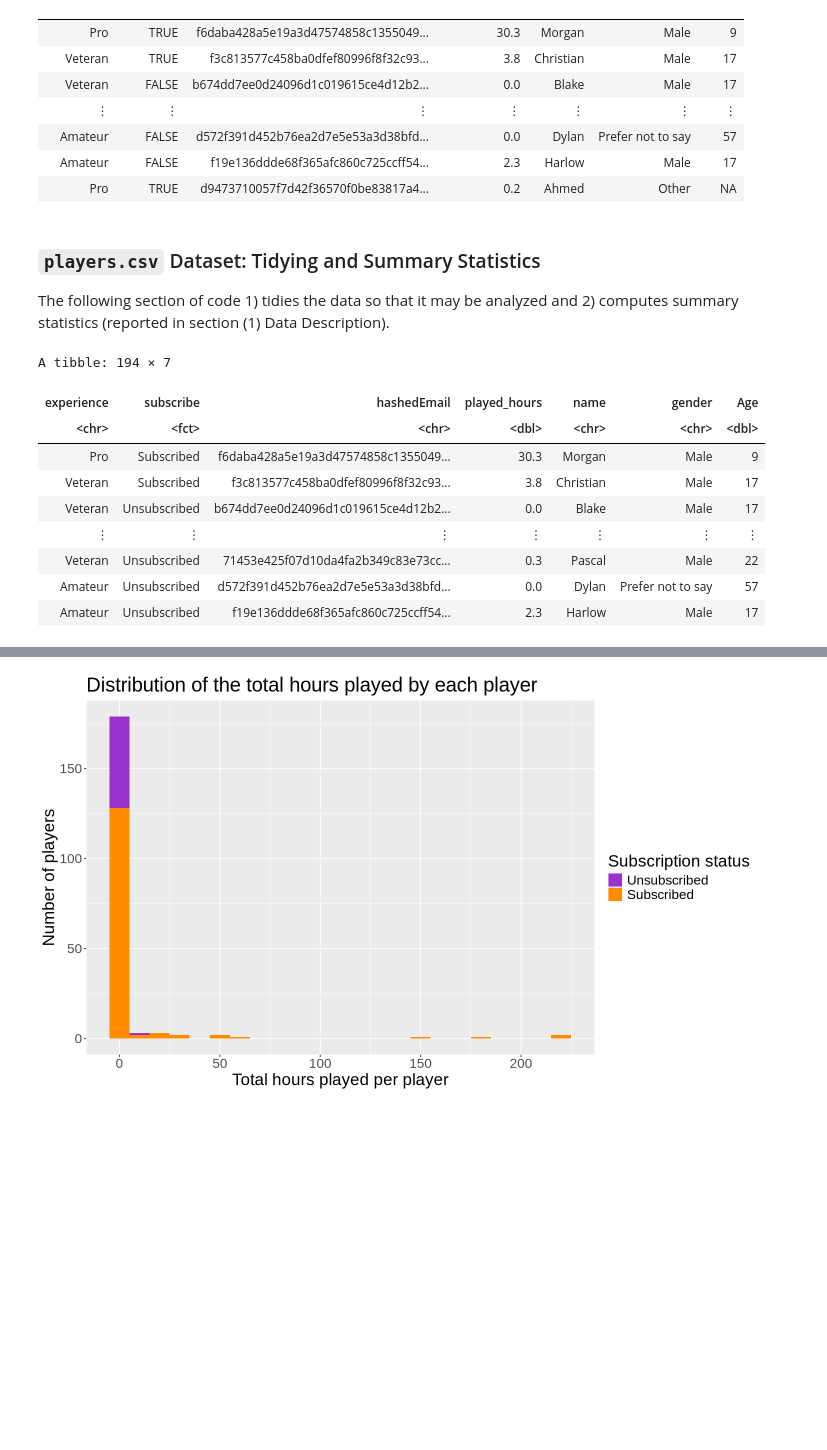
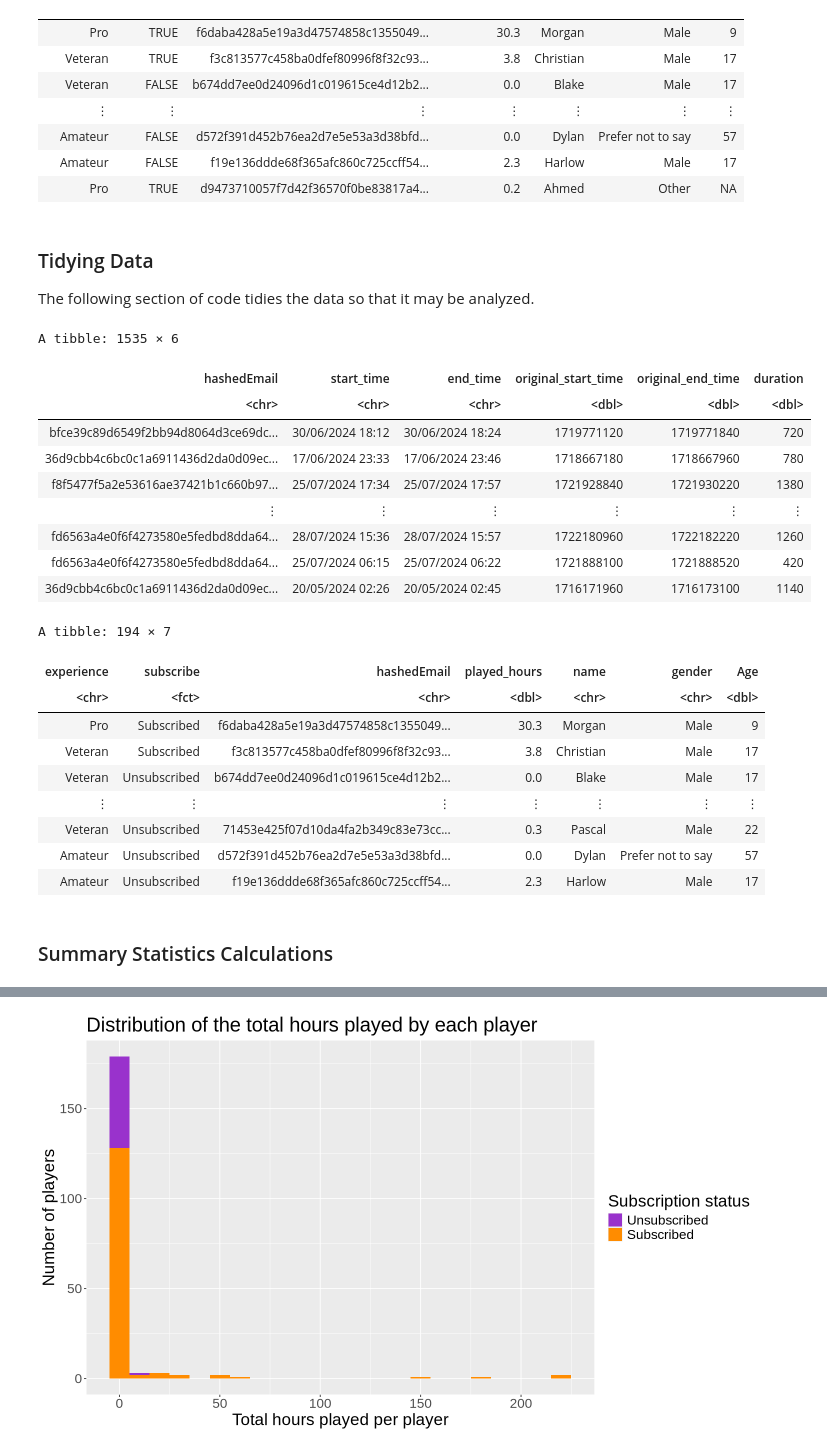
Before and after one commit to katelynteng/project_planning, a Jupyter notebook: project_planning.ipynb, the cells around one changed output, grey strips where cells are left out. Drawn from its saved outputs; the diff is of its cells as text; code cells hidden in the pictures; blank space fills up the shorter version.

```diff
--- a/project_planning.ipynb
+++ b/project_planning.ipynb
@@ -142,27 +148,50 @@ A spec_tbl_df: 196 × 7
 | Amateur | FALSE | f19e136ddde68f365afc860c725ccff54... | 2.3 | Harlow | Male | 17 |
 | Pro | TRUE | d9473710057f7d42f36570f0be83817a4... | 0.2 | Ahmed | Other | NA |
 # %% [markdown]
-### `players.csv` Dataset: Tidying and Summary Statistics
+### Tidying Data
 
-The following section of code 1) tidies the data so that it may be analyzed and 2) computes summary statistics (reported in section (1) Data Description).
+The following section of code tidies the data so that it may be analyzed.
 # %%
-#Tidying data: Removing rows with NA in order to analyze the data, and changing qualitative data to factor type
+#Tidying data and removing rows with NA in order to analyze the data
+
+#Obtaining UNIX time in seconds
+sessions_data <- sessions_data |>
+    mutate(original_end_time = as.numeric(as.POSIXct(end_time, format = "%d/%m/%Y %H:%M")),
+           original_start_time = as.numeric(as.POSIXct(start_time, format = "%d/%m/%Y %H:%M")))
+
+#Calculating mean session duration
+sessions_duration <- sessions_data |>
+    mutate(duration = original_end_time - original_start_time)
+sessions_duration
+
+#players dataset
 #FALSE and TRUE values were changed to Unsubscribed and Subscribed to make the data more understandable
-
 players_data <- players_data |>
                 filter(!is.na(Age), !is.na(played_hours), !is.na(subscribe)) |>
                 mutate(subscribe = as.factor(subscribe),
                        subscribe = recode(subscribe, "FALSE" = "Unsubscribed", "TRUE" = "Subscribed"))
 players_data
 # %% [output]
-A tibble: 194 × 7
+A tibble: 1535 × 6
-| experience | subscribe | hashedEmail | played_hours | name | gender | Age |
-| <chr> | <fct> | <chr> | <dbl> | <chr> | <chr> | <dbl> |
-| Pro | Subscribed | f6daba428a5e19a3d47574858c1355049... | 30.3 | Morgan | Male | 9 |
-| Veteran | Subscribed | f3c813577c458ba0dfef80996f8f32c93... | 3.8 | Christian | Male | 17 |
-| Veteran | Unsubscribed | b674dd7ee0d24096d1c019615ce4d12b2... | 0.0 | Blake | Male | 17 |
-| ⋮ | ⋮ | ⋮ | ⋮ | ⋮ | ⋮ | ⋮ |
-| Veteran | Unsubscribed | 71453e425f07d10da4fa2b349c83e73cc... | 0.3 | Pascal | Male | 22 |
-| Amateur | Unsubscribed | d572f391d452b76ea2d7e5e53a3d38bfd... | 0.0 | Dylan | Prefer not to say | 57 |
-| Amateur | Unsubscribed | f19e136ddde68f365afc860c725ccff54... | 2.3 | Harlow | Male | 17 |
+| hashedEmail | start_time | end_time | original_start_time | original_end_time | duration |
+| <chr> | <chr> | <chr> | <dbl> | <dbl> | <dbl> |
+| bfce39c89d6549f2bb94d8064d3ce69dc... | 30/06/2024 18:12 | 30/06/2024 18:24 | 1719771120 | 1719771840 | 720 |
+| 36d9cbb4c6bc0c1a6911436d2da0d09ec... | 17/06/2024 23:33 | 17/06/2024 23:46 | 1718667180 | 1718667960 | 780 |
+| f8f5477f5a2e53616ae37421b1c660b97... | 25/07/2024 17:34 | 25/07/2024 17:57 | 1721928840 | 1721930220 | 1380 |
+| ⋮ | ⋮ | ⋮ | ⋮ | ⋮ | ⋮ |
+| fd6563a4e0f6f4273580e5fedbd8dda64... | 28/07/2024 15:36 | 28/07/2024 15:57 | 1722180960 | 1722182220 | 1260 |
+| fd6563a4e0f6f4273580e5fedbd8dda64... | 25/07/2024 06:15 | 25/07/2024 06:22 | 1721888100 | 1721888520 | 420 |
+| 36d9cbb4c6bc0c1a6911436d2da0d09ec... | 20/05/2024 02:26 | 20/05/2024 02:45 | 1716171960 | 1716173100 | 1140 |
+A tibble: 194 × 7
+| experience | subscribe | hashedEmail | played_hours | name | gender | Age |
+| <chr> | <fct> | <chr> | <dbl> | <chr> | <chr> | <dbl> |
+| Pro | Subscribed | f6daba428a5e19a3d47574858c1355049... | 30.3 | Morgan | Male | 9 |
+| Veteran | Subscribed | f3c813577c458ba0dfef80996f8f32c93... | 3.8 | Christian | Male | 17 |
+| Veteran | Unsubscribed | b674dd7ee0d24096d1c019615ce4d12b2... | 0.0 | Blake | Male | 17 |
+| ⋮ | ⋮ | ⋮ | ⋮ | ⋮ | ⋮ | ⋮ |
+| Veteran | Unsubscribed | 71453e425f07d10da4fa2b349c83e73cc... | 0.3 | Pascal | Male | 22 |
+| Amateur | Unsubscribed | d572f391d452b76ea2d7e5e53a3d38bfd... | 0.0 | Dylan | Prefer not to say | 57 |
+| Amateur | Unsubscribed | f19e136ddde68f365afc860c725ccff54... | 2.3 | Harlow | Male | 17 |
+# %% [markdown]
+### Summary Statistics Calculations
 # %%
```
Also changed, not shown: parts of 8 cells of this notebook.
